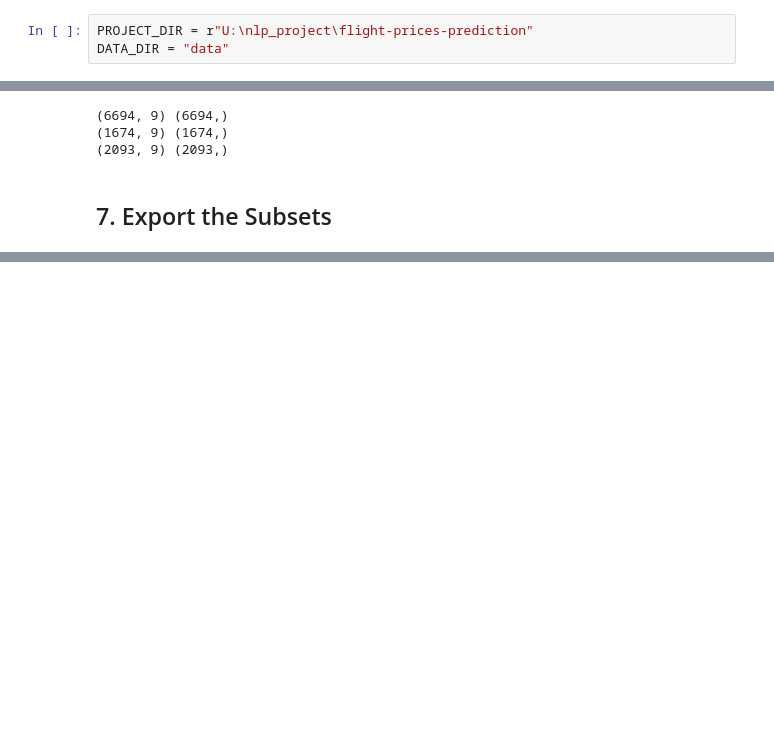
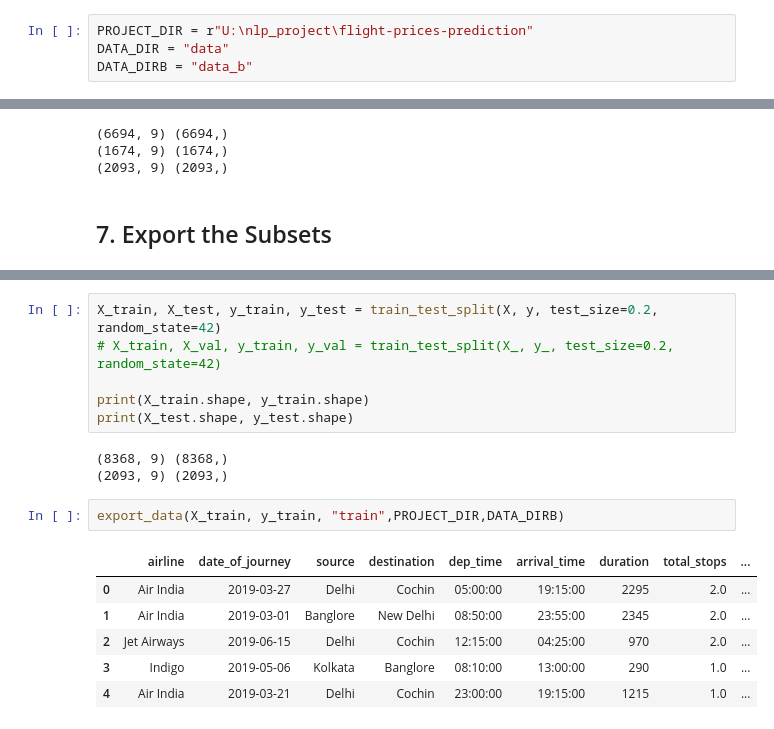
Before and after one commit to mishraatharva/flight_price_prediction, a Jupyter notebook: notebooks/data-cleaning.ipynb, the cells around one changed output, grey strips where cells are left out. Cells and saved outputs as stored; diff of their text form; blank space fills up the shorter version.

```diff
--- a/notebooks/data-cleaning.ipynb
+++ b/notebooks/data-cleaning.ipynb
@@ -13,6 +13,7 @@ from sklearn.model_selection import train_test_split
 # %%
 PROJECT_DIR = r"U:\nlp_project\flight-prices-prediction"
 DATA_DIR = "data"
+DATA_DIRB = "data_b"
 # %%
 def get_data(name):
 	file_name = f"{name}.csv"
@@ -608,3 +609,21 @@ export_data(X_test, y_test, "test")
 | 2 | Indigo | 2019-03-18 | Kolkata | Banglore | 05:30:00 | 08:20:00 | 170 | 0.0 | ... |
 | 3 | Jet Airways | 2019-03-24 | Mumbai | Hyderabad | 15:50:00 | 17:20:00 | 90 | 0.0 | ... |
 | 4 | Spicejet | 2019-04-27 | Banglore | Delhi | 09:30:00 | 12:20:00 | 170 | 0.0 | ... |
+# %%
+X_train, X_test, y_train, y_test = train_test_split(X, y, test_size=0.2, random_state=42)
+# X_train, X_val, y_train, y_val = train_test_split(X_, y_, test_size=0.2, random_state=42)
+
+print(X_train.shape, y_train.shape)
+print(X_test.shape, y_test.shape)
+# %% [output]
+(8368, 9) (8368,)
+(2093, 9) (2093,)
+# %%
+export_data(X_train, y_train, "train",PROJECT_DIR,DATA_DIRB)
+# %% [output]
+|  | airline | date_of_journey | source | destination | dep_time | arrival_time | duration | total_stops | ... |
+| 0 | Air India | 2019-03-27 | Delhi | Cochin | 05:00:00 | 19:15:00 | 2295 | 2.0 | ... |
+| 1 | Air India | 2019-03-01 | Banglore | New Delhi | 08:50:00 | 23:55:00 | 2345 | 2.0 | ... |
+| 2 | Jet Airways | 2019-06-15 | Delhi | Cochin | 12:15:00 | 04:25:00 | 970 | 2.0 | ... |
+| 3 | Indigo | 2019-05-06 | Kolkata | Banglore | 08:10:00 | 13:00:00 | 290 | 1.0 | ... |
+| 4 | Air India | 2019-03-21 | Delhi | Cochin | 23:00:00 | 19:15:00 | 1215 | 1.0 | ... |
```
Also changed, not shown: parts of 5 cells of this notebook, 8 other files.
